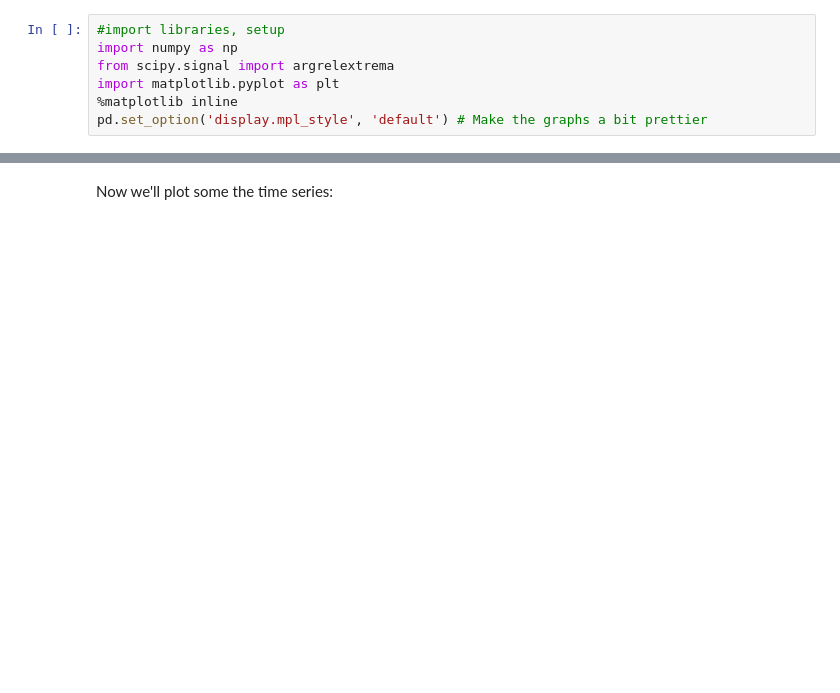
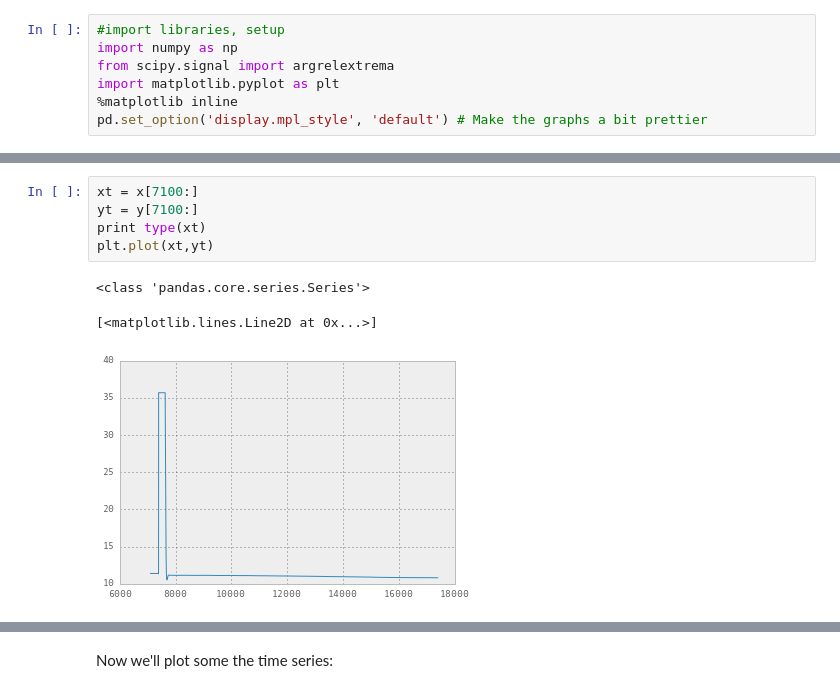
Before and after one commit to hugobowne/zebrafish_embryogenesis_energetics, a Jupyter notebook: ZF_energetics_code_for_JR.ipynb, the cells around one changed output, grey strips where cells are left out. Drawn from its saved outputs; the diff is of its cells as text; blank space fills up the shorter version.

```diff
--- a/ZF_energetics_code_for_JR.ipynb
+++ b/ZF_energetics_code_for_JR.ipynb
@@ -25,0 +32,9 @@ y = data['y151104']
+# %%
+xt = x[7100:]
+yt = y[7100:]
+print type(xt)
+plt.plot(xt,yt)
+# %% [output]
+<class 'pandas.core.series.Series'>
+[<matplotlib.lines.Line2D at 0x...>]
+[figure, added]
```
Also changed, not shown: parts of 14 cells of this notebook.
